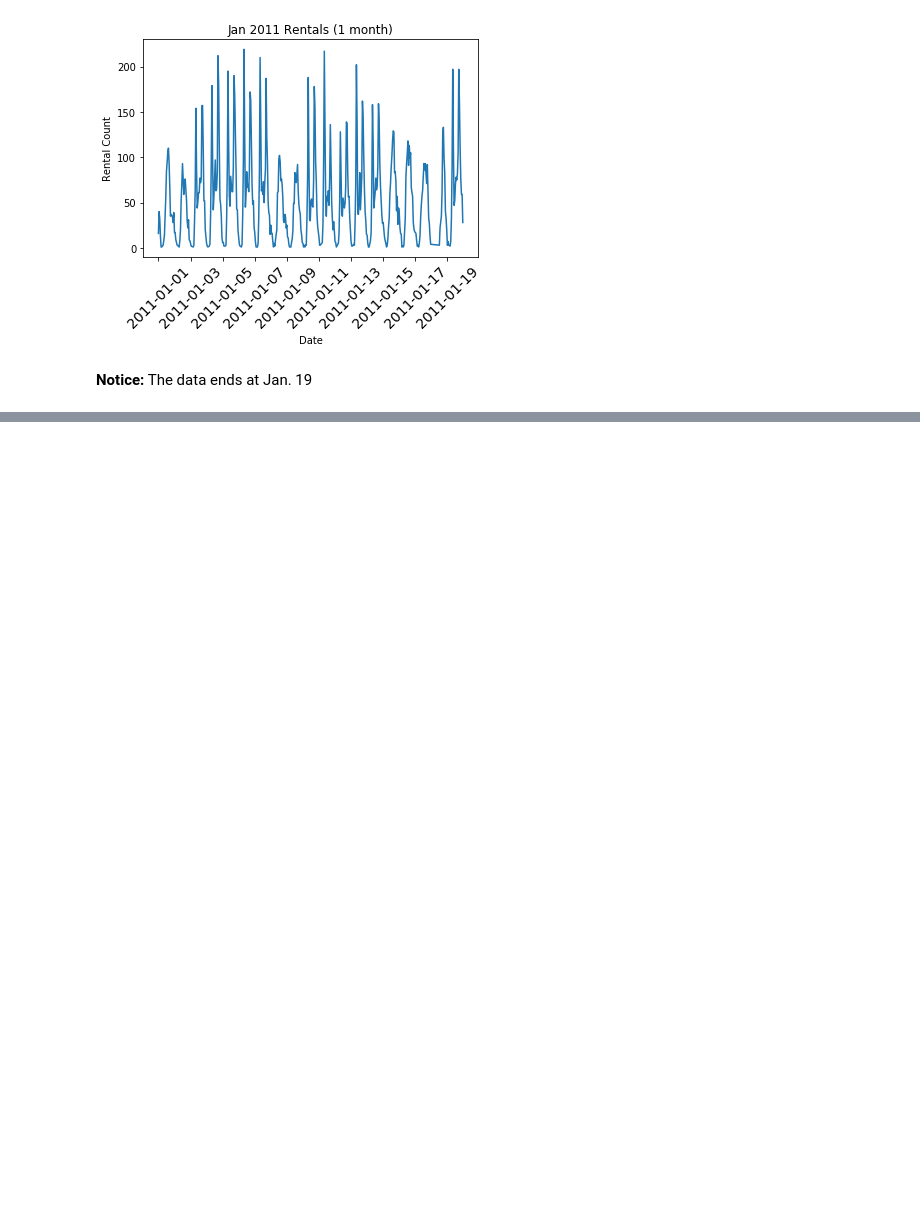
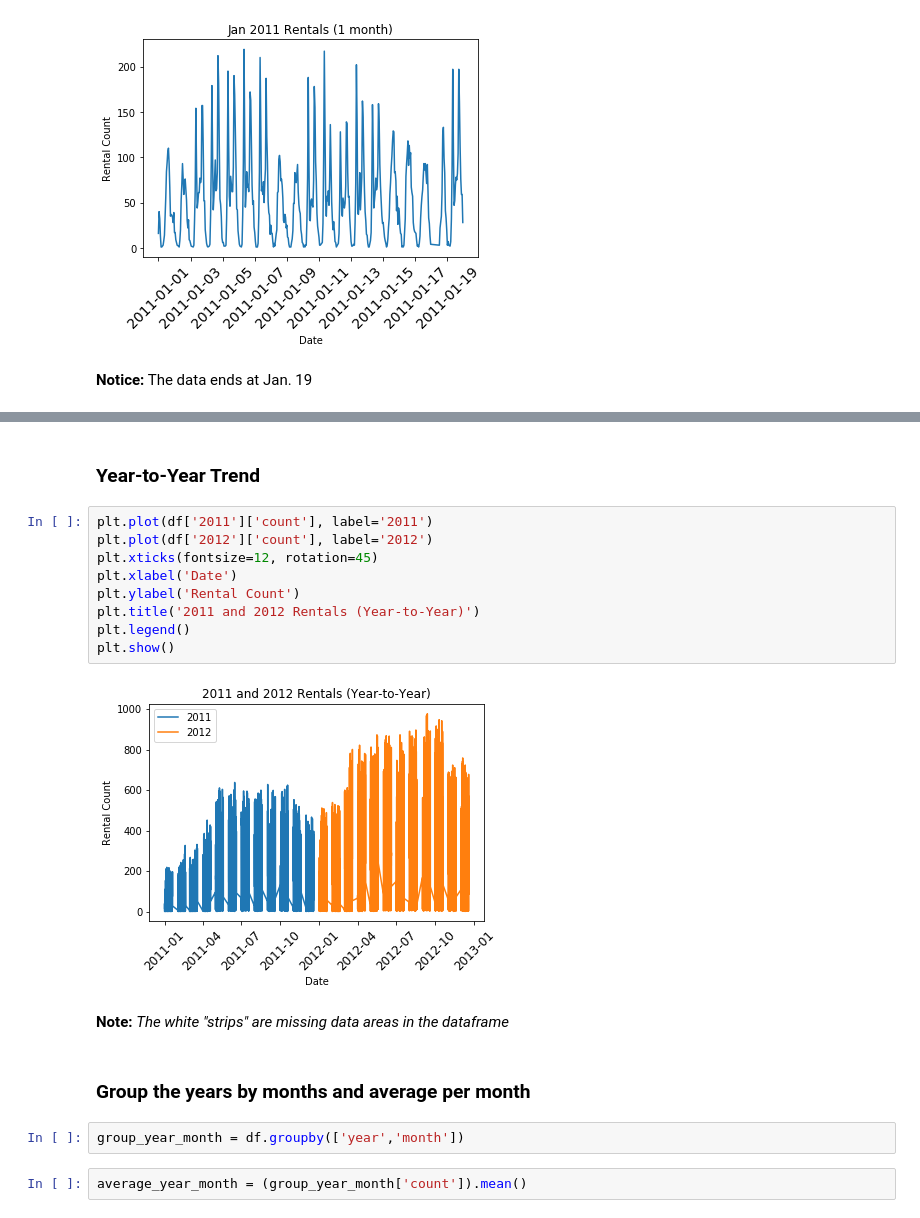
Before and after one commit to jeremywood-ai/Tau_Legion, a Jupyter notebook: xgboost/BikeSharingRegression/bikerentalDataPrepv1.ipynb, the cells around one changed output, grey strips where cells are left out. Saved outputs shown, nothing was run; the diff lists cells and outputs as text; blank space fills up the shorter version.

```diff
--- a/xgboost/BikeSharingRegression/bikerentalDataPrepv1.ipynb
+++ b/xgboost/BikeSharingRegression/bikerentalDataPrepv1.ipynb
@@ -115,0 +131,21 @@ plt.show()
+# %% [markdown]
+### Year-to-Year Trend
+# %%
+plt.plot(df['2011']['count'], label='2011')
+plt.plot(df['2012']['count'], label='2012')
+plt.xticks(fontsize=12, rotation=45)
+plt.xlabel('Date')
+plt.ylabel('Rental Count')
+plt.title('2011 and 2012 Rentals (Year-to-Year)')
+plt.legend()
+plt.show()
+# %% [output]
+[figure, added]
+# %% [markdown]
+**Note:** _The white "strips" are missing data areas in the dataframe_
+# %% [markdown]
+### Group the years by months and average per month
+# %%
+group_year_month = df.groupby(['year','month'])
+# %%
+average_year_month = (group_year_month['count']).mean()
```
Also changed, not shown: parts of 38 cells of this notebook, 5 other files.
